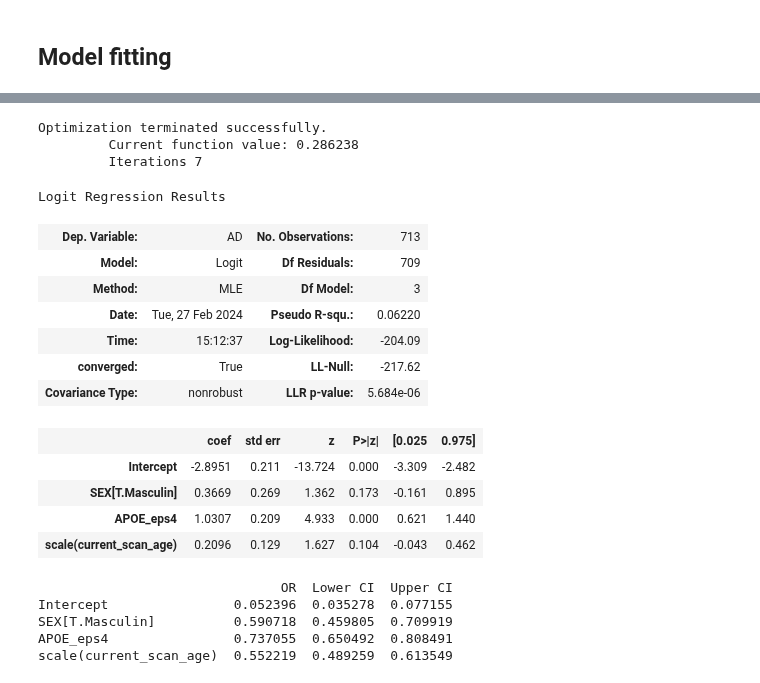
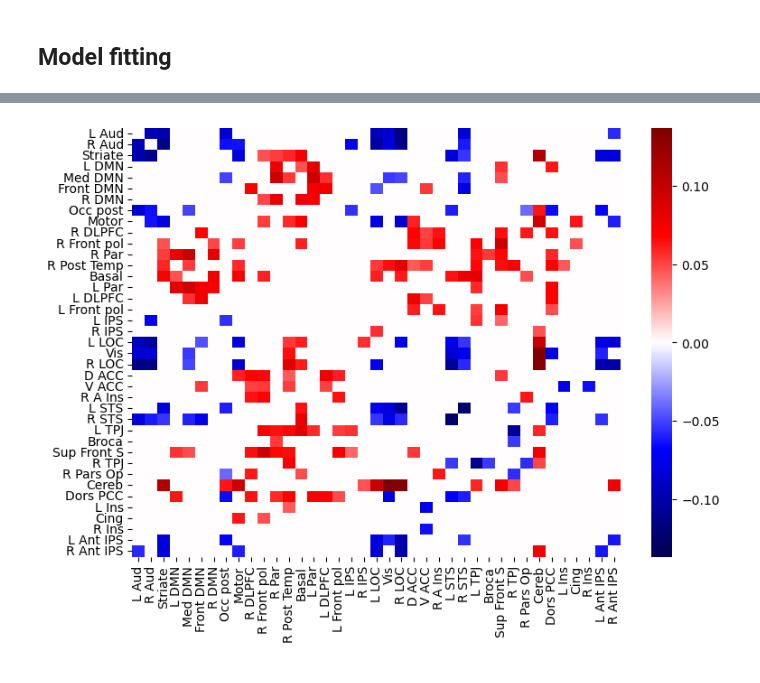
Before and after one commit to jonathan-legrand/bold-dementia, a Jupyter notebook: notebooks/mixed_glm.ipynb, the cells around one changed output, grey strips where cells are left out. Drawn from its saved outputs; the diff is of its cells as text; code cells hidden in the pictures.

```diff
--- a/notebooks/mixed_glm.ipynb
+++ b/notebooks/mixed_glm.ipynb
@@ -176,42 +188,24 @@ def logit(p):
-# %%
-import statsmodels.formula.api as smf
-
-model = smf.logit(
-    "AD ~ APOE_eps4 + scale(current_scan_age) + SEX", cleaned_df
-)
-result = model.fit()
-result.summary()
-# %% [output]
-Optimization terminated successfully.
-         Current function value: 0.286238
-         Iterations 7
-Logit Regression Results
-| Dep. Variable: | AD | No. Observations: | 713 |
-| Model: | Logit | Df Residuals: | 709 |
-| Method: | MLE | Df Model: | 3 |
-| Date: | Tue, 27 Feb 2024 | Pseudo R-squ.: | 0.06220 |
-| Time: | 15:12:37 | Log-Likelihood: | -204.09 |
-| converged: | True | LL-Null: | -217.62 |
-| Covariance Type: | nonrobust | LLR p-value: | 5.684e-06 |
-|  | coef | std err | z | P>|z| | [0.025 | 0.975] |
-| Intercept | -2.8951 | 0.211 | -13.724 | 0.000 | -3.309 | -2.482 |
-| SEX[T.Masculin] | 0.3669 | 0.269 | 1.362 | 0.173 | -0.161 | 0.895 |
-| APOE_eps4 | 1.0307 | 0.209 | 4.933 | 0.000 | 0.621 | 1.440 |
-| scale(current_scan_age) | 0.2096 | 0.129 | 1.627 | 0.104 | -0.043 | 0.462 |
-# %%
-odds_ratios = pd.DataFrame(
-    {
-        "OR": result.params,
-        "Lower CI": result.conf_int()[0],
-        "Upper CI": result.conf_int()[1],
-    }
-)
-odds_ratios = sigmoid(odds_ratios)
-
-print(odds_ratios)
-# %% [output]
-                               OR  Lower CI  Upper CI
-Intercept                0.052396  0.035278  0.077155
-SEX[T.Masculin]          0.590718  0.459805  0.709919
-APOE_eps4                0.737055  0.650492  0.808491
-scale(current_scan_age)  0.552219  0.489259  0.613549
+# %%
+# TODO Change name
+def fit_edges(ROI_name, dataframe):
+    lhs, rhs = model_matrix(f"`{ROI_name}` ~ AD + scale(current_scan_age) + SEX", dataframe)
+    model = sm.OLS(endog=lhs, exog=rhs)
+    result = model.fit()
+    return result.params.AD, result.pvalues.AD
+# %%
+test_results = []
+# TODO Parallelize
+for edge in edges:
+    test_results.append(fit_edges(edge, df))
+# %%
+stats = [tr[0] for tr in test_results]
+pvalues = [tr[1] for tr in test_results]
+statmat = reshape_pvalues(stats)
+
+pmat = reshape_pvalues(pvalues)
+display_mat = np.where(pmat < config["alpha"], statmat, 0)
+
+plot_matrix(display_mat, atlas=atlas)
+plt.show()
+# %% [output]
+[figure, added]
```
Also changed, not shown: parts of 21 cells of this notebook.
